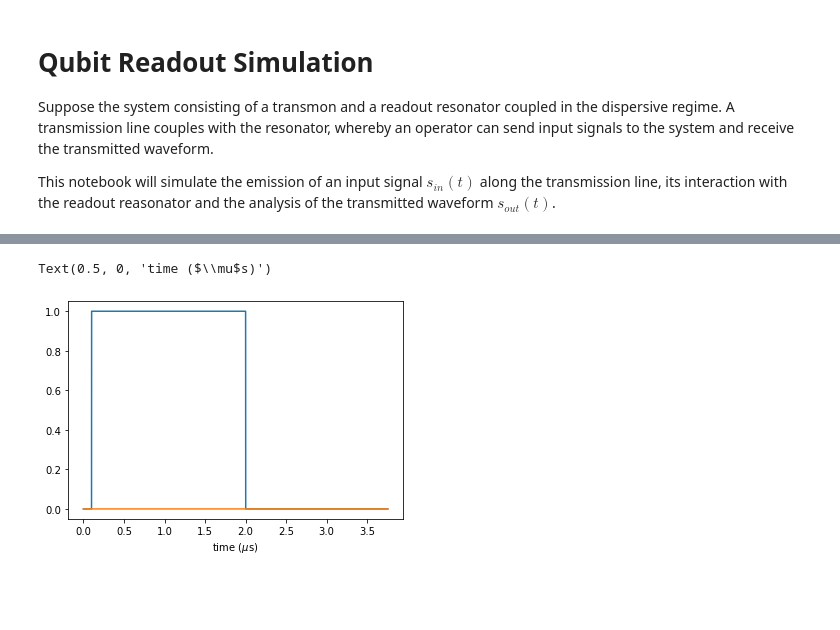
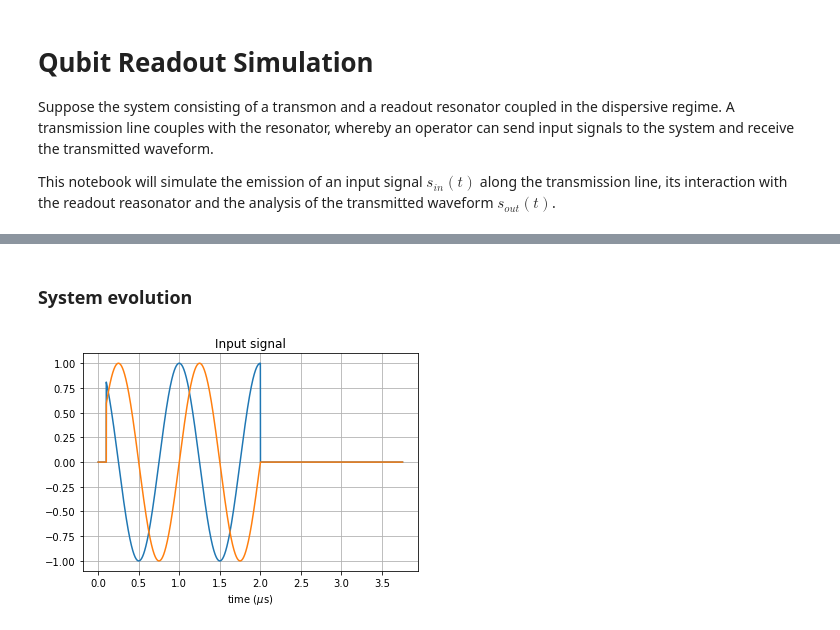
Before and after one commit to fernandovldrs/qcrew-readout, a Jupyter notebook: readout_simulation.ipynb, the cells around one changed output, grey strips where cells are left out. Cells and saved outputs as stored; diff of their text form; code cells hidden in the pictures; blank space fills up the shorter version.

```diff
--- a/readout_simulation.ipynb
+++ b/readout_simulation.ipynb
@@ -21,4 +14,7 @@ The input signal is a coherent superposition of photons $\left|\beta_{in}\right\
 # %%
+# Frequency mismatch between readout pulse and cavity (Hz)
+f_mm = 1e6
+
 def b_in(t):
 
     # Pulse start time
@@ -27,11 +23,8 @@ def b_in(t):
     # Pulse stop time
     tf = 2000e-9
 
-    # Frequency mismatch between readout pulse and cavity (rad/s)
-    omega_mm = 0
-
     if t > t0 and t < tf:
-        return 1*np.cos(2*np.pi*omega_mm*t)
+        return 1*np.exp(1j*2*np.pi*f_mm*t)
 
     else:
         return 0
@@ -52,20 +31,22 @@ This equation can be solved with standard methods to find $\alpha(t)$ as a funct
+# %% [markdown]
+### System evolution
 # %%
 g = 45e6 # Transmon-cavity coupling strength (Hz)
 delta = 380e6 # Transmon-cavity detuning (0z)
 chi = g**2/delta
 
 kappa = chi
-
-q_state = 0 # State of the transmon: 0 for ground and 1 for excited state
 # %%
 def eom_resonator(t, alpha, q_state, kappa, chi, b_in):
     return (1j*(-1)**q_state*chi/2 - kappa/2)*alpha - 1j*kappa**0.5*b_in(t)
 
-t1 = 20/chi
+t1 = 37530e-10   # approx 20/chi
 dt = 1e-10
-alpha0 = 0
+Ndt = int(t1/dt) + 1
+t_rng = [x*10**6 for x in np.linspace(0, t1, Ndt)]    # Time in microseconds
+alpha0 = 0    # Initial cavity state
 
-q_state = 0
+q_state = 0    # Transmon in ground state
 
 rg = ode(eom_resonator)
 rg.set_integrator('zvode', method = 'bdf').set_initial_value(alpha0, 0).set_f_params(q_state, kappa, chi, b_in)
@@ -73,21 +54,27 @@ alpha_g = []
 while rg.successful() and rg.t < t1:
     alpha_g.append(rg.integrate(rg.t + dt))
 
-q_state = 1
+b_out_g = [kappa**0.5*alpha_g[x] + b_in(dt*x) for x in range(len(alpha_g))]
+
+
+q_state = 1    # Transmon in excited state
 
 re = ode(eom_resonator)
 re.set_integrator('zvode', method = 'bdf').set_initial_value(alpha0, 0).set_f_params(q_state, kappa, chi, b_in)
 alpha_e = []
 while re.successful() and re.t < t1:
     alpha_e.append(re.integrate(re.t + dt))
+
+b_out_e = [kappa**0.5*alpha_e[x] + b_in(dt*x) for x in range(len(alpha_e))]
-# %%
-t_rng = [x*10**6 for x in np.linspace(0, t1, len(alpha_g))]
-b_out_g = [kappa**0.5*alpha_g[x] + b_in(dt*x) for x in range(len(alpha_g))]
-b_out_e = [kappa**0.5*alpha_e[x] + b_in(dt*x) for x in range(len(alpha_e))]
 # %%
-plt.plot(t_rng, [b_in(dt*x).real for x in range(len(alpha_g))])
-plt.plot(t_rng, [b_in(dt*x).imag for x in range(len(alpha_g))])
-plt.xlabel('time ($\mu$s)')
+fig, ax = plt.subplots()
+
+ax.plot(t_rng, [b_in(dt*x).real for x in range(len(alpha_g))])
+ax.plot(t_rng, [b_in(dt*x).imag for x in range(len(alpha_g))])
+ax.set_xlabel('time ($\mu$s)')
+ax.set_title('Input signal')
+ax.grid()
+
+plt.show()
 # %% [output]
-Text(0.5, 0, 'time ($\\mu$s)')
-[figure, old version]
+[figure, new version]
```
Also changed, not shown: parts of 14 cells of this notebook.
